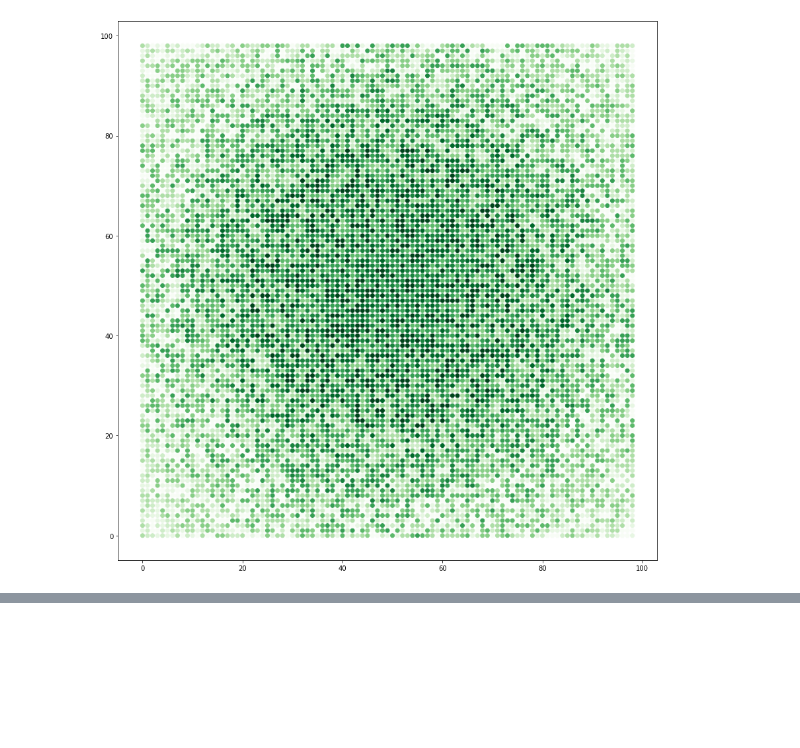
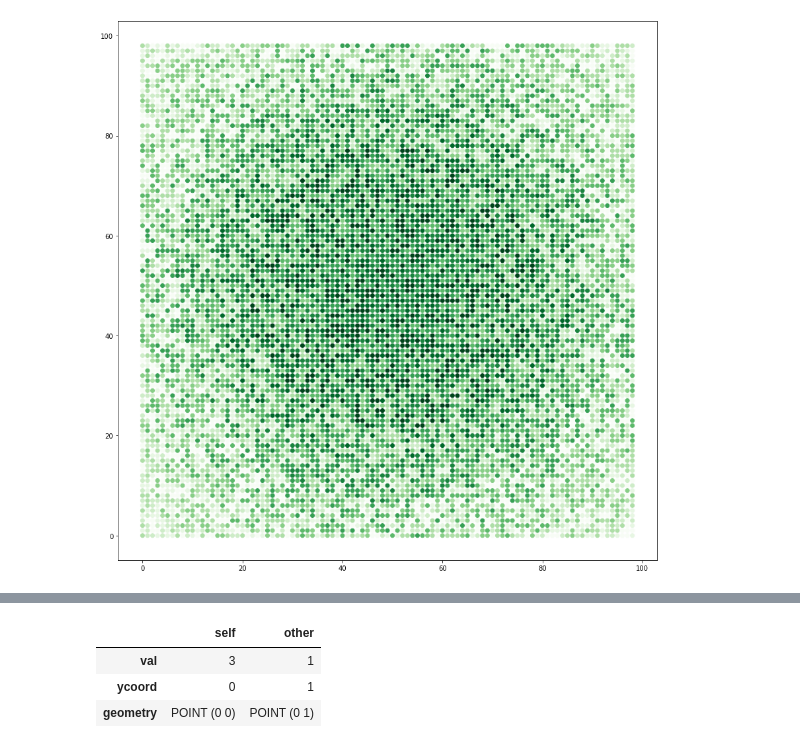
Before and after one commit to christyheaton/advent2022, a Jupyter notebook: day8.ipynb, the cells around one changed output, grey strips where cells are left out. Saved outputs shown, nothing was run; the diff lists cells and outputs as text; code cells hidden in the pictures; blank space fills up the shorter version.

```diff
--- a/day8.ipynb
+++ b/day8.ipynb
@@ -32,0 +55,9 @@ gdf.plot('val', cmap = 'Greens', figsize=(15,15))
+# %%
+comp = df.loc[0].compare(df.loc[1])
+# %%
+comp
+# %% [output]
+|  | self | other |
+| val | 3 | 1 |
+| ycoord | 0 | 1 |
+| geometry | POINT (0 0) | POINT (0 1) |
```
Also changed, not shown: parts of 6 cells of this notebook.
